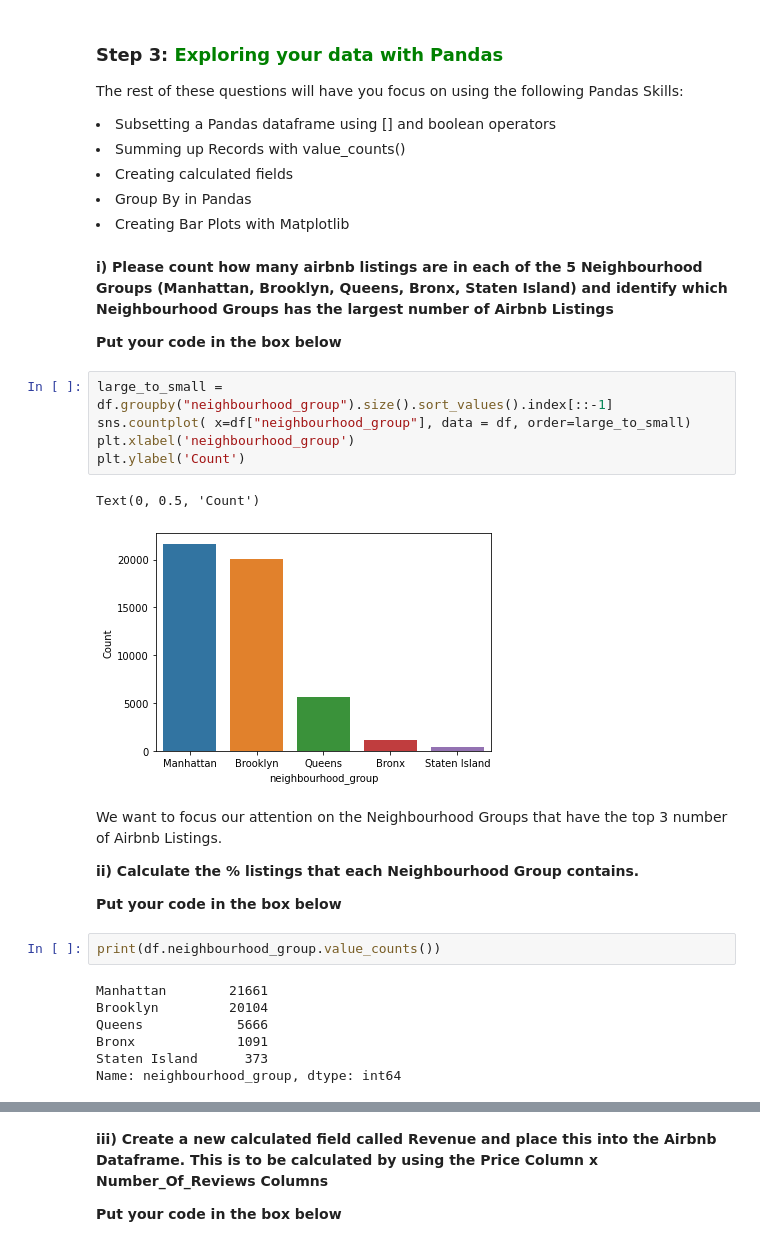
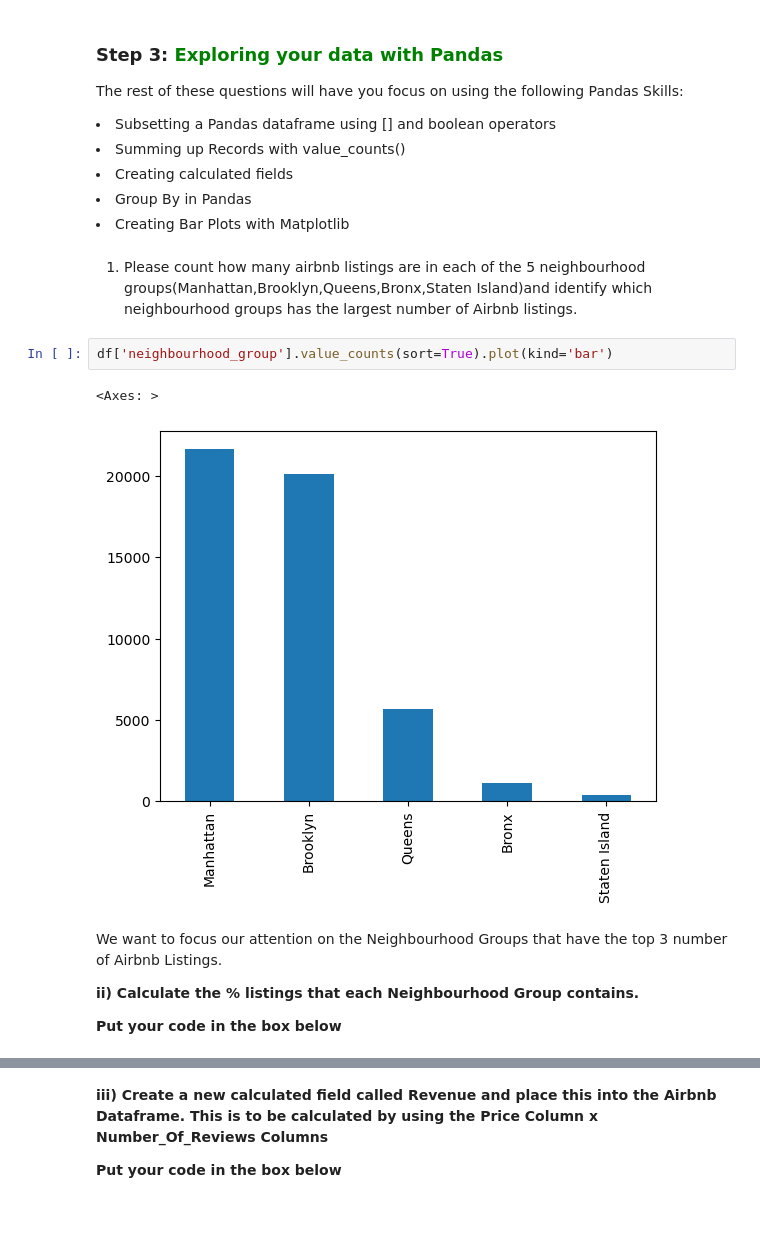
Before and after one commit to rahulsagrolikar/Springboard, a Jupyter notebook: Airbnb_Exercise_Student_Facing_170221.ipynb, the cells around one changed output, grey strips where cells are left out. Drawn from its saved outputs; the diff is of its cells as text; blank space fills up the shorter version.

```diff
--- a/Airbnb_Exercise_Student_Facing_170221.ipynb
+++ b/Airbnb_Exercise_Student_Facing_170221.ipynb
@@ -94,29 +89,15 @@ The rest of these questions will have you focus on using the following Pandas Sk
 <li> Group By in Pandas </li>
 <li> Creating Bar Plots with Matplotlib</li>
 # %% [markdown]
-<b> i)  Please count how many airbnb listings are in each of the 5 Neighbourhood Groups (Manhattan, Brooklyn, Queens, Bronx, Staten Island) and identify which Neighbourhood Groups has the largest number of Airbnb Listings </b>
-<p>
-    <b> Put your code in the box below </b>
+1) Please count how many airbnb listings are in each of the 5 neighbourhood groups(Manhattan,Brooklyn,Queens,Bronx,Staten Island)and identify which neighbourhood groups has the largest number of Airbnb listings.
-# %%
-large_to_small = df.groupby("neighbourhood_group").size().sort_values().index[::-1]
-sns.countplot( x=df["neighbourhood_group"], data = df, order=large_to_small)
-plt.xlabel('neighbourhood_group')
-plt.ylabel('Count')
-# %% [output]
-Text(0, 0.5, 'Count')
-[figure, removed]
+# %%
+df['neighbourhood_group'].value_counts(sort=True).plot(kind='bar')
+# %% [output]
+<Axes: >
+[figure, added]
 # %% [markdown]
 We want to focus our attention on the Neighbourhood Groups that have the top 3 number of Airbnb Listings.
 
 <b> ii) Calculate the % listings that each Neighbourhood Group contains. </b>
 
 <b> Put your code in the box below </b>
-# %%
-print(df.neighbourhood_group.value_counts())
-# %% [output]
-Manhattan        21661
-Brooklyn         20104
-Queens            5666
-Bronx             1091
-Staten Island      373
-Name: neighbourhood_group, dtype: int64
```
Also changed, not shown: parts of 13 cells of this notebook.
